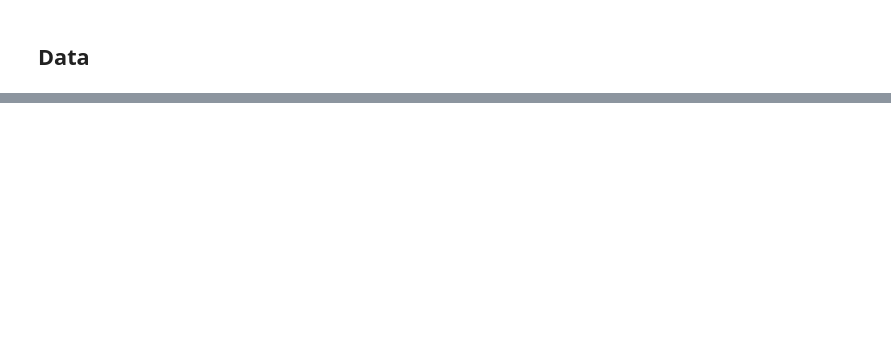
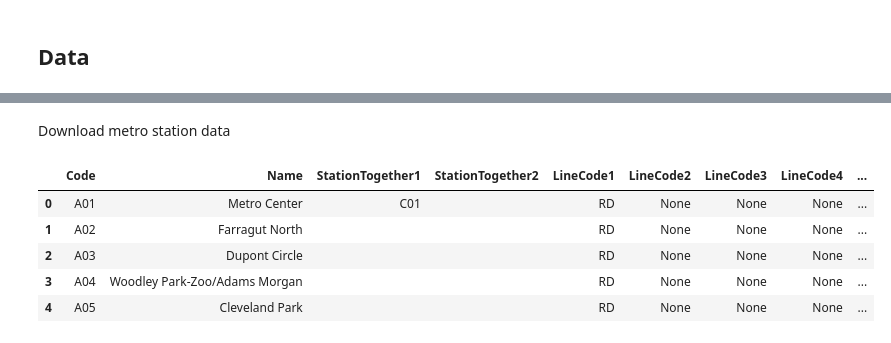
Before and after one commit to amsnyder/Coursera_Capstone, a Jupyter notebook: ethiopian_restaurant_dc.ipynb, the cells around one changed output, grey strips where cells are left out. Saved outputs shown, nothing was run; the diff lists cells and outputs as text; code cells hidden in the pictures; blank space fills up the shorter version.

```diff
--- a/ethiopian_restaurant_dc.ipynb
+++ b/ethiopian_restaurant_dc.ipynb
@@ -25,0 +172,2 @@ Following data sources will be needed to extract/generate the required informati
+# %% [markdown]
+Download metro station data
@@ -25,0 +176,14 @@ Following data sources will be needed to extract/generate the required informati
+# %%
+# read in all metros in D.C.
+headers = {'api_key': api_key}
+results = requests.get('https://api.wmata.com/Rail.svc/json/jStations', headers=headers).json()
+# %%
+metro_df = pd.DataFrame(results['Stations'])
+metro_df.head()
+# %% [output]
+|  | Code | Name | StationTogether1 | StationTogether2 | LineCode1 | LineCode2 | LineCode3 | LineCode4 | ... |
+| 0 | A01 | Metro Center | C01 |  | RD | None | None | None | ... |
+| 1 | A02 | Farragut North |  |  | RD | None | None | None | ... |
+| 2 | A03 | Dupont Circle |  |  | RD | None | None | None | ... |
+| 3 | A04 | Woodley Park-Zoo/Adams Morgan |  |  | RD | None | None | None | ... |
+| 4 | A05 | Cleveland Park |  |  | RD | None | None | None | ... |
```
Also changed, not shown: parts of 44 cells of this notebook.
